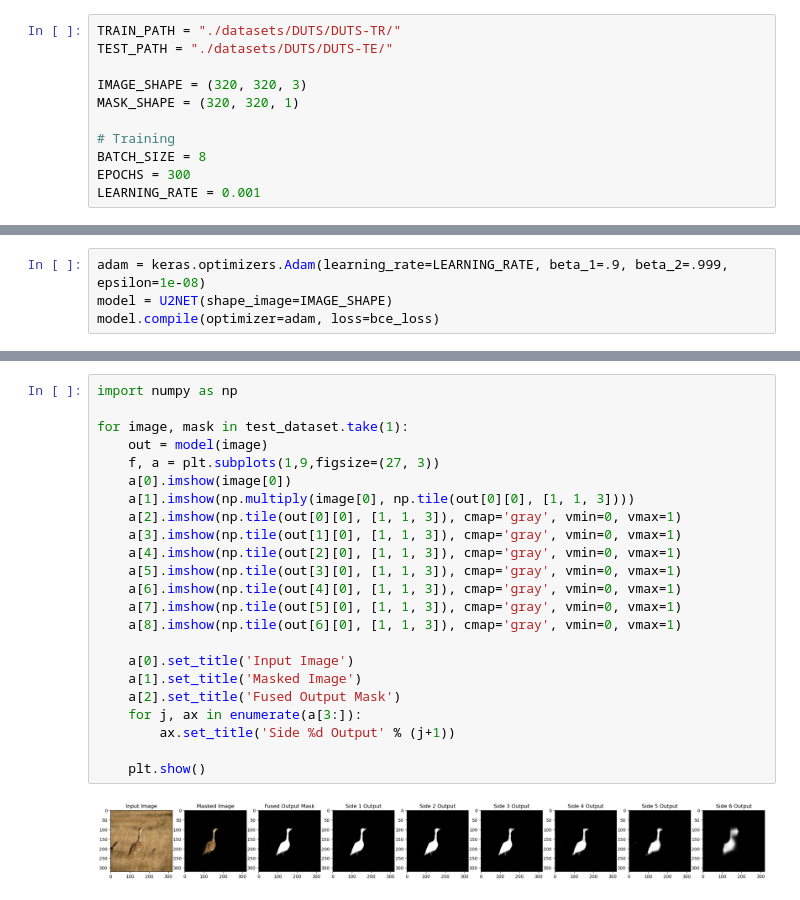
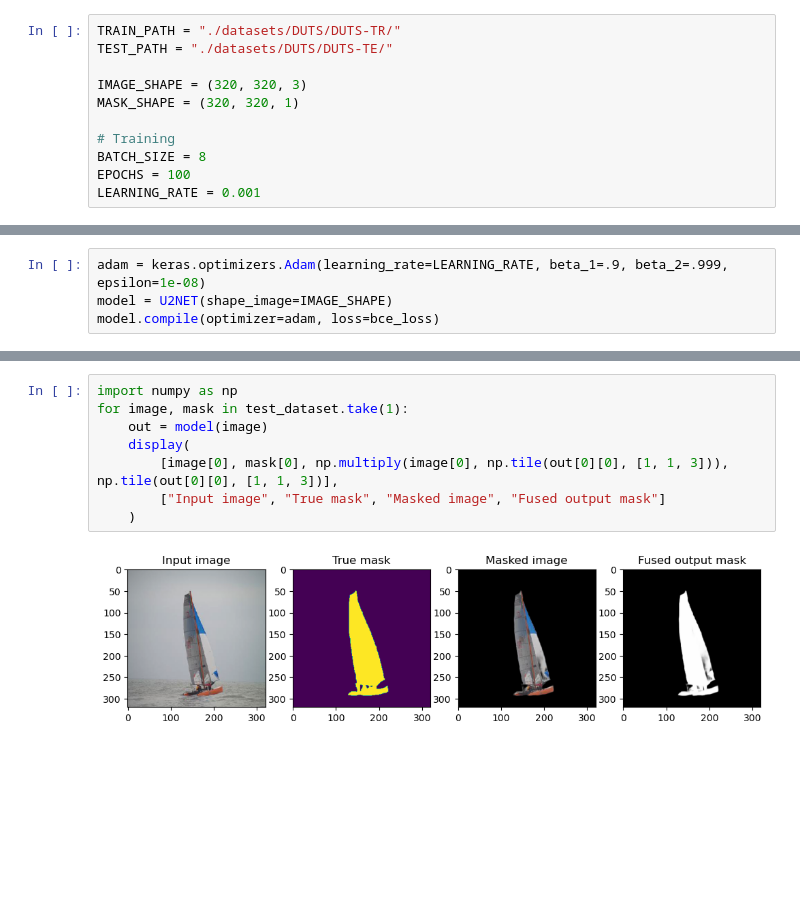
Before and after one commit to Rybchits/salient-object-detection, a Jupyter notebook: u2net.ipynb, the cells around one changed output, grey strips where cells are left out. Saved outputs shown, nothing was run; the diff lists cells and outputs as text; blank space fills up the shorter version.

```diff
--- a/u2net.ipynb
+++ b/u2net.ipynb
@@ -16,6 +16,6 @@ MASK_SHAPE = (320, 320, 1)
 
 # Training
 BATCH_SIZE = 8
-EPOCHS = 300
+EPOCHS = 100
 LEARNING_RATE = 0.001
 # %%
@@ -109,25 +113,10 @@ Epoch 52: saving model to training_1\cp.ckpt
-# %%
-import numpy as np
-
-for image, mask in test_dataset.take(1):
-    out = model(image)
-    f, a = plt.subplots(1,9,figsize=(27, 3))
-    a[0].imshow(image[0])
-    a[1].imshow(np.multiply(image[0], np.tile(out[0][0], [1, 1, 3])))
-    a[2].imshow(np.tile(out[0][0], [1, 1, 3]), cmap='gray', vmin=0, vmax=1)
-    a[3].imshow(np.tile(out[1][0], [1, 1, 3]), cmap='gray', vmin=0, vmax=1)
-    a[4].imshow(np.tile(out[2][0], [1, 1, 3]), cmap='gray', vmin=0, vmax=1)
-    a[5].imshow(np.tile(out[3][0], [1, 1, 3]), cmap='gray', vmin=0, vmax=1)
-    a[6].imshow(np.tile(out[4][0], [1, 1, 3]), cmap='gray', vmin=0, vmax=1)
-    a[7].imshow(np.tile(out[5][0], [1, 1, 3]), cmap='gray', vmin=0, vmax=1)
-    a[8].imshow(np.tile(out[6][0], [1, 1, 3]), cmap='gray', vmin=0, vmax=1)
-
-    a[0].set_title('Input Image')
-    a[1].set_title('Masked Image')
-    a[2].set_title('Fused Output Mask')
-    for j, ax in enumerate(a[3:]):
-        ax.set_title('Side %d Output' % (j+1))
-
-    plt.show()
-# %% [output]
-[figure, removed]
+# %%
+import numpy as np
+for image, mask in test_dataset.take(1):
+    out = model(image)
+    display(
+        [image[0], mask[0], np.multiply(image[0], np.tile(out[0][0], [1, 1, 3])), np.tile(out[0][0], [1, 1, 3])],
+        ["Input image", "True mask", "Masked image", "Fused output mask"]
+    )
+# %% [output]
+[figure, added]
```
Also changed, not shown: parts of 7 cells of this notebook, 3 other files.
